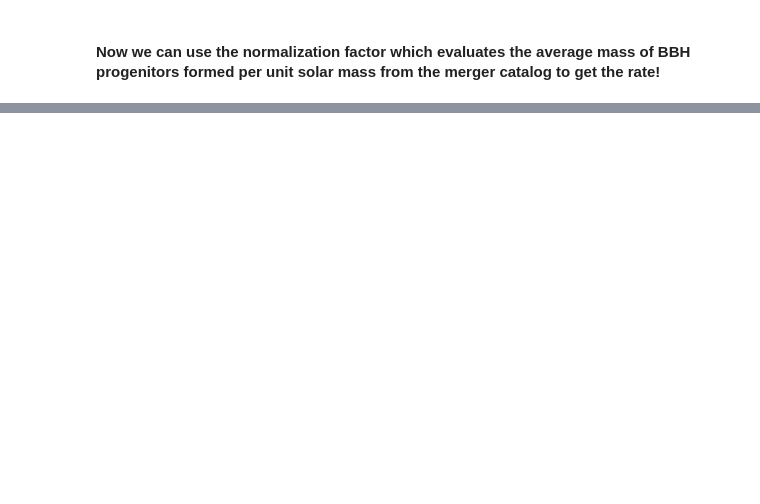
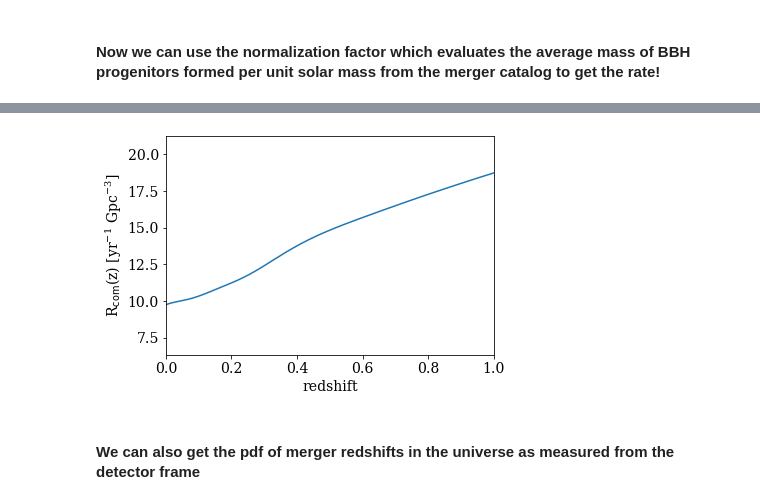
Before and after one commit to MarkGM02/cosmerge, a Jupyter notebook: sample_cat.ipynb, the cells around one changed output, grey strips where cells are left out. Saved outputs shown, nothing was run; the diff lists cells and outputs as text; code cells hidden in the pictures; blank space fills up the shorter version.

```diff
--- a/sample_cat.ipynb
+++ b/sample_cat.ipynb
@@ -88,0 +93,10 @@ plt.tight_layout()
+# %%
+plt.plot(z, p_tlb(tlb) * norm_fac)
+plt.xlabel('redshift')
+plt.ylabel(r'R$_{\rm{com}}$(z) [yr$^{-1}$ Gpc$^{-3}$]')
+plt.xlim(0, 1)
+plt.tight_layout()
+# %% [output]
+[figure, added]
+# %% [markdown]
+#### We can also get the pdf of merger redshifts in the universe as measured from the detector frame
```
Also changed, not shown: parts of 5 cells of this notebook, 1 other file.
